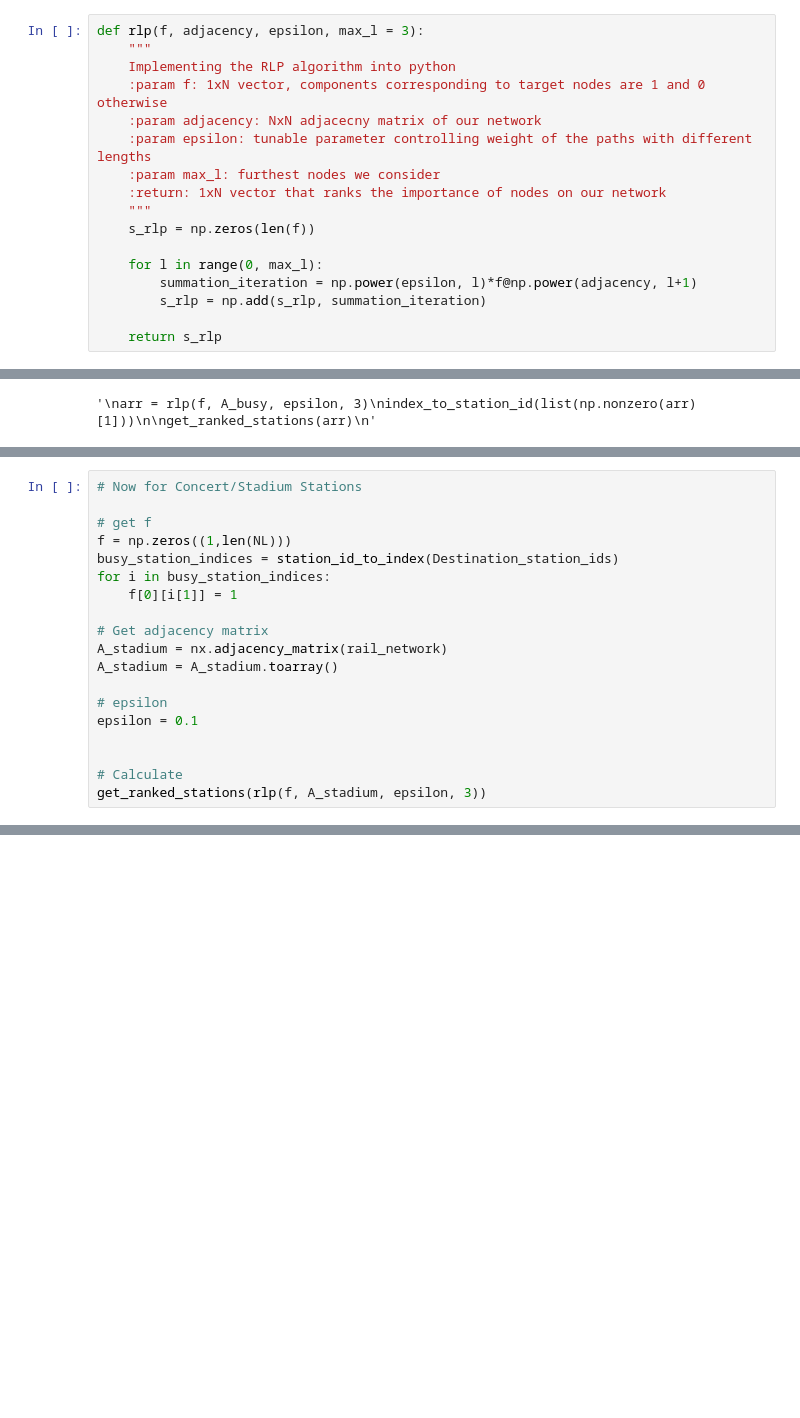
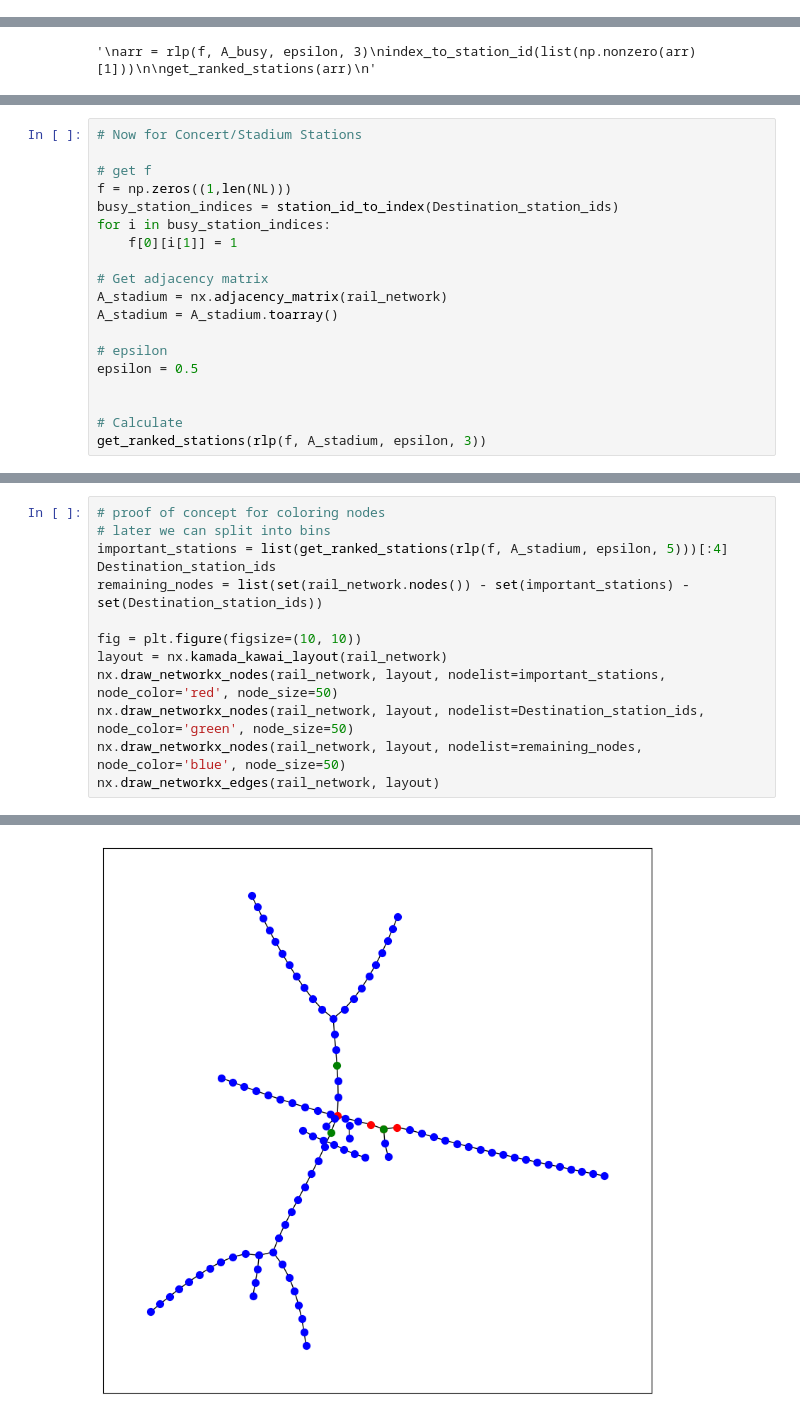
Before and after one commit to sreejeetsreenivasan/PIC16B-Project, a Jupyter notebook: Bowen Testing/TestingNotebook.ipynb, the cells around one changed output, grey strips where cells are left out. Cells and saved outputs as stored; diff of their text form; blank space fills up the shorter version.

```diff
--- a/Bowen Testing/TestingNotebook.ipynb
+++ b/Bowen Testing/TestingNotebook.ipynb
@@ -325,20 +299,3 @@ def index_to_station_id(index_list):
 # %% [markdown]
 Formula from paper https://www.nature.com/articles/srep38865#citeas
-# %%
-def rlp(f, adjacency, epsilon, max_l = 3):
-    """
-    Implementing the RLP algorithm into python
-    :param f: 1xN vector, components corresponding to target nodes are 1 and 0 otherwise
-    :param adjacency: NxN adjacecny matrix of our network
-    :param epsilon: tunable parameter controlling weight of the paths with different lengths
-    :param max_l: furthest nodes we consider
-    :return: 1xN vector that ranks the importance of nodes on our network
-    """
-    s_rlp = np.zeros(len(f))
-
-    for l in range(0, max_l):
-        summation_iteration = np.power(epsilon, l)*f@np.power(adjacency, l+1)
-        s_rlp = np.add(s_rlp, summation_iteration)
-
-    return s_rlp
 # %%
@@ -415,7 +434,7 @@ A_stadium = nx.adjacency_matrix(rail_network)
 A_stadium = A_stadium.toarray()
 
 # epsilon
-epsilon = 0.1
+epsilon = 0.5
 
 
 # Calculate
@@ -424,0 +471,14 @@ get_ranked_stations(rlp(f, A_stadium, epsilon, 3))
+# %%
+# proof of concept for coloring nodes
+# later we can split into bins
+important_stations = list(get_ranked_stations(rlp(f, A_stadium, epsilon, 5)))[:4]
+Destination_station_ids
+remaining_nodes = list(set(rail_network.nodes()) - set(important_stations) - set(Destination_station_ids))
+
+fig = plt.figure(figsize=(10, 10))
+layout = nx.kamada_kawai_layout(rail_network)
+nx.draw_networkx_nodes(rail_network, layout, nodelist=important_stations, node_color='red', node_size=50)
+nx.draw_networkx_nodes(rail_network, layout, nodelist=Destination_station_ids, node_color='green', node_size=50)
+nx.draw_networkx_nodes(rail_network, layout, nodelist=remaining_nodes, node_color='blue', node_size=50)
+nx.draw_networkx_edges(rail_network, layout)
+# %% [output]
@@ -424,0 +486 @@ get_ranked_stations(rlp(f, A_stadium, epsilon, 3))
+[figure, added]
```
Also changed, not shown: parts of 8 cells of this notebook.
